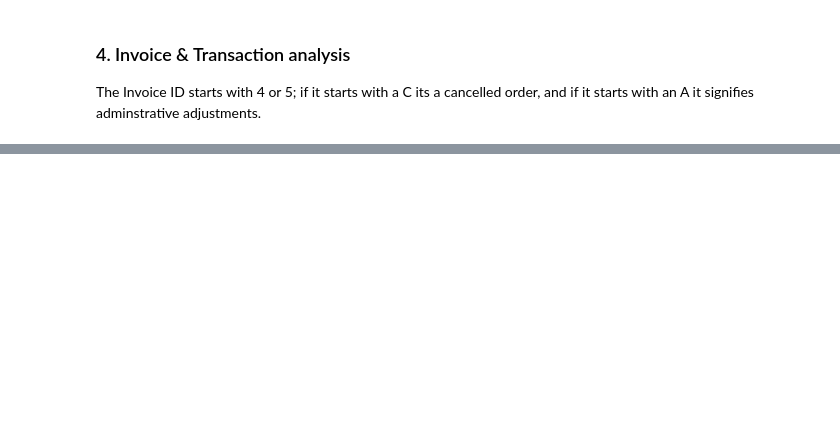
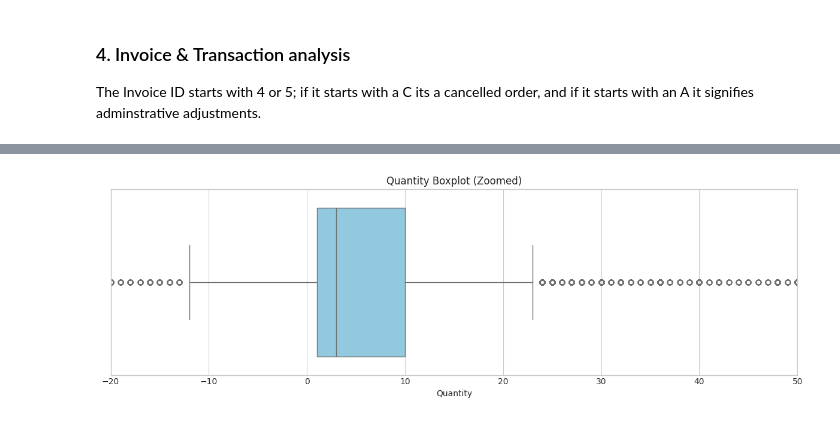
Before and after one commit to g-ritvik/online-retail-customer-analytics, a Jupyter notebook: notebooks/01_EDA.ipynb, the cells around one changed output, grey strips where cells are left out. Cells and saved outputs as stored; diff of their text form; code cells hidden in the pictures; blank space fills up the shorter version.

```diff
--- a/notebooks/01_EDA.ipynb
+++ b/notebooks/01_EDA.ipynb
@@ -236,0 +258,18 @@ print(pd.crosstab(
+# %%
+plt.figure(figsize=(12, 4))
+
+sns.boxplot(
+    data=df,
+    x='Quantity',
+    color='skyblue'
+)
+
+plt.xlim(-20, 50)
+
+plt.title('Quantity Boxplot (Zoomed)')
+plt.xlabel('Quantity')
+plt.tight_layout()
+plt.savefig(FIGURE_DIR / 'quantity_boxplot.png', dpi=300, bbox_inches='tight')
+plt.show()
+# %% [output]
+[figure, added]
```
Also changed, not shown: parts of 98 cells of this notebook, 12 other files.
